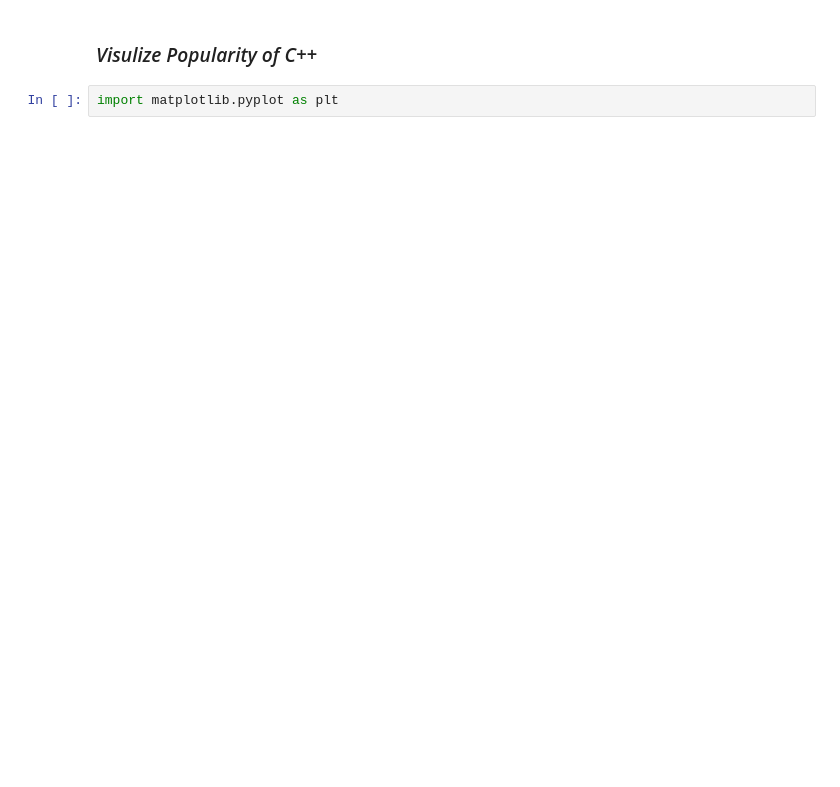
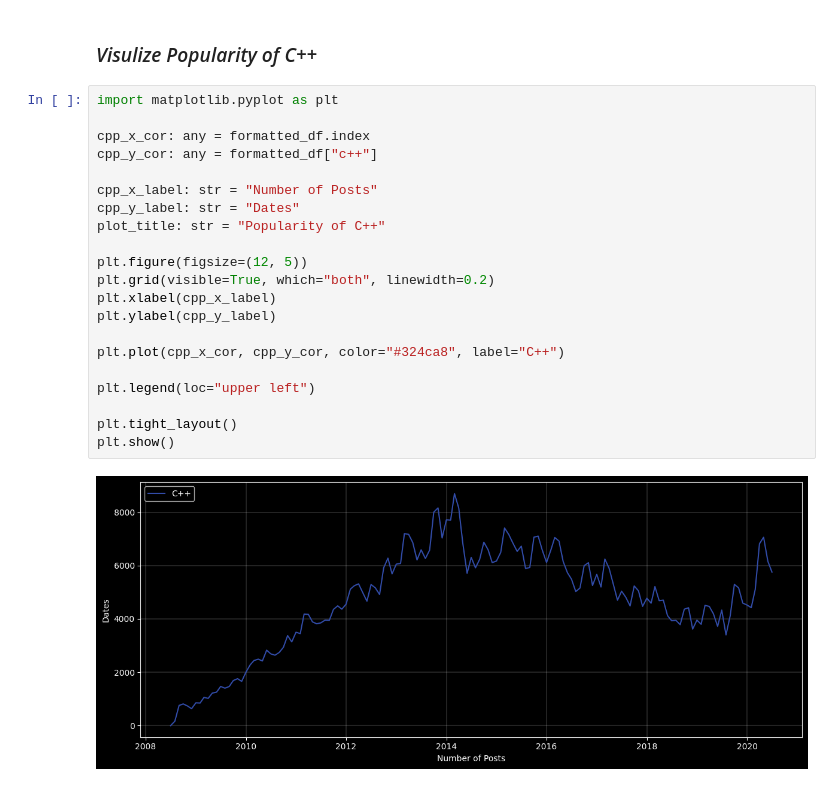
Before and after one commit to ahmedyar7/Data-Science-Projects, a Jupyter notebook: Popularity of Programming Languages/main.ipynb, the cells around one changed output. Saved outputs shown, nothing was run; the diff lists cells and outputs as text; blank space fills up the shorter version.

Commit message:
Visualize popularity of any languges

```diff
--- a/Popularity of Programming Languages/main.ipynb
+++ b/Popularity of Programming Languages/main.ipynb
@@ -83,4 +93,25 @@ Index(['assembly', 'c', 'c#', 'c++', 'delphi', 'go', 'java', 'javascript',
 # %% [markdown]
 ### _Visulize Popularity of C++_
-# %%
-import matplotlib.pyplot as plt
+# %%
+import matplotlib.pyplot as plt
+
+cpp_x_cor: any = formatted_df.index
+cpp_y_cor: any = formatted_df["c++"]
+
+cpp_x_label: str = "Number of Posts"
+cpp_y_label: str = "Dates"
+plot_title: str = "Popularity of C++"
+
+plt.figure(figsize=(12, 5))
+plt.grid(visible=True, which="both", linewidth=0.2)
+plt.xlabel(cpp_x_label)
+plt.ylabel(cpp_y_label)
+
+plt.plot(cpp_x_cor, cpp_y_cor, color="#324ca8", label="C++")
+
+plt.legend(loc="upper left")
+
+plt.tight_layout()
+plt.show()
+# %% [output]
+[figure, added]
```
Also changed, not shown: parts of 5 cells of this notebook.
